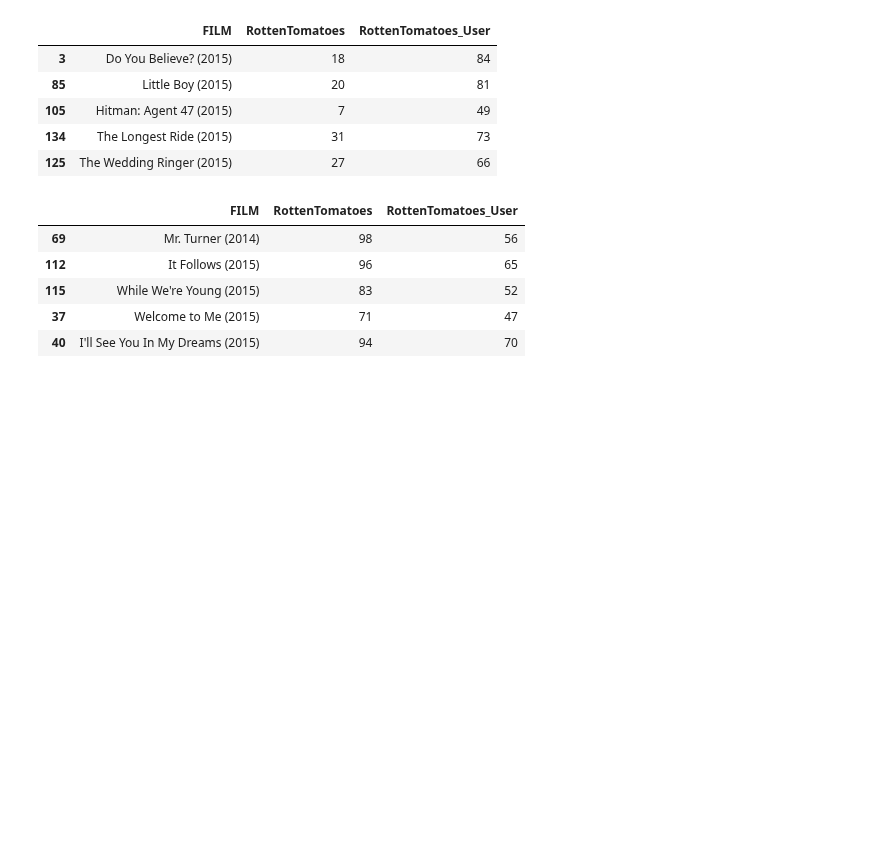
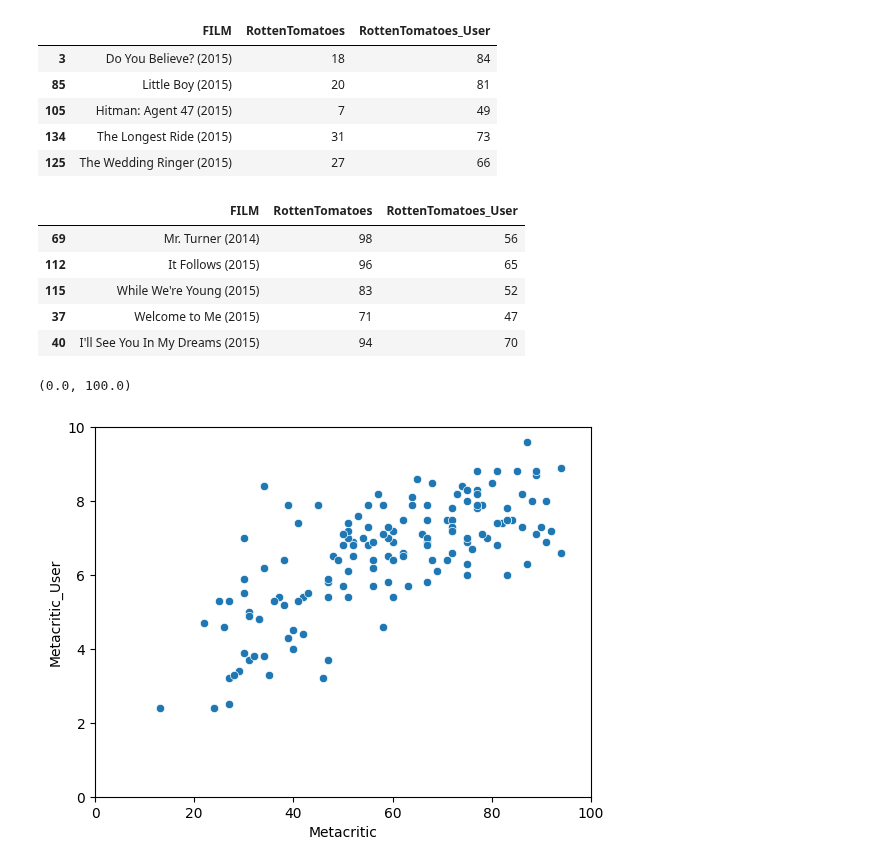
Before and after one commit to danielle3625/portilla_DSA_capstone, a Jupyter notebook: movie_capstone.ipynb, the cells around one changed output. Cells and saved outputs as stored; diff of their text form; code cells hidden in the pictures; blank space fills up the shorter version.

Commit message:
Compare additional user vs critic data

```diff
--- a/movie_capstone.ipynb
+++ b/movie_capstone.ipynb
@@ -296,3 +296,16 @@ all_sites.nlargest(5, 'Rotten_Diff')[['FILM', 'RottenTomatoes', 'RottenTomatoes_
 | 115 | While We're Young (2015) | 83 | 52 |
 | 37 | Welcome to Me (2015) | 71 | 47 |
 | 40 | I'll See You In My Dreams (2015) | 94 | 70 |
+# %%
+# Create a scatter plot that compares the relationship between Meta Critic score and Meta Critic rating
+
+sns.scatterplot(data=all_sites, x= 'Metacritic', y='Metacritic_User')
+
+plt.ylim(0,10)
+plt.xlim(0,100)
+
+# Seems mostly Linear - as user ratings increase, so do critic ratings.
+# No apparent huge outliers
+# %% [output]
+(0.0, 100.0)
+[figure, added]
```
Also changed, not shown: parts of 6 cells of this notebook.
